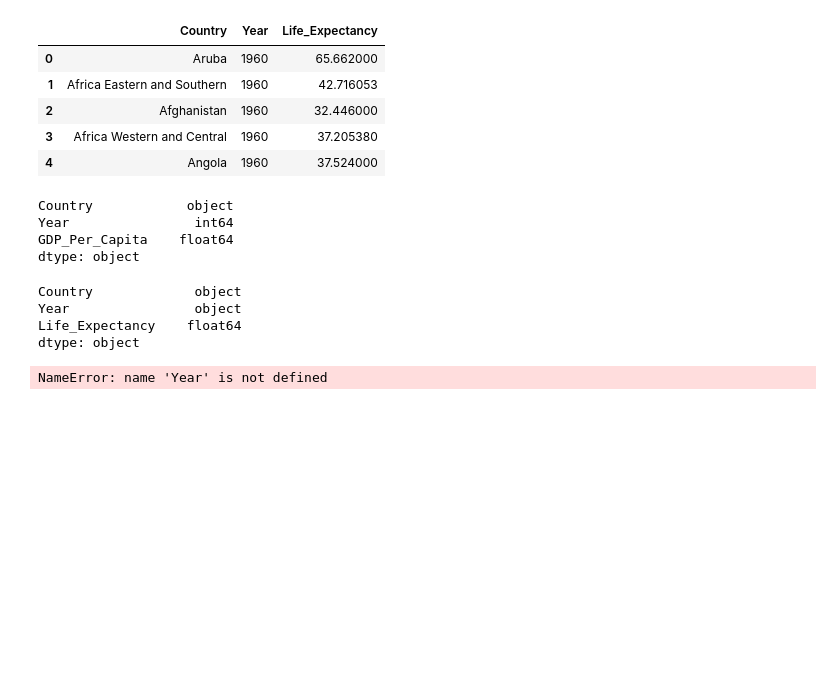
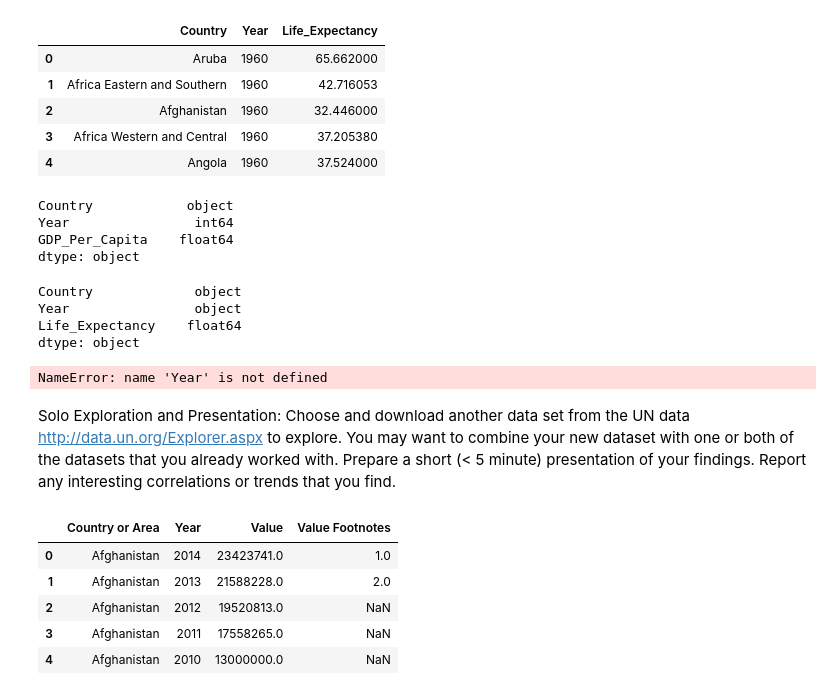
Before and after one commit to nss-data-science-cohort-6/un_data_question-jeffreyreeve, a Jupyter notebook: notebooks/UN_Data_Exploration.ipynb, the cells around one changed output. Saved outputs shown, nothing was run; the diff lists cells and outputs as text; code cells hidden in the pictures; blank space fills up the shorter version.

Commit message:
Through question 23 w/ Solo Exploration started

```diff
--- a/notebooks/UN_Data_Exploration.ipynb
+++ b/notebooks/UN_Data_Exploration.ipynb
@@ -396,3 +396,17 @@ dtype: object
 gdp_le = pd.merge(gdp_per_capita, life_expectancy, left_on = ['Country', Year], right_on = ['Country', Year], how = 'outer')
 # %% [output]
 NameError: name 'Year' is not defined
+# %% [markdown]
+Solo Exploration and Presentation:
+Choose and download another data set from the UN data http://data.un.org/Explorer.aspx to explore. You may want to combine your new dataset with one or both of the datasets that you already worked with. Prepare a short (< 5 minute) presentation of your findings. Report any interesting correlations or trends that you find.
+# %%
+mobile_phone_df = pd.read_csv('../data/mobile_subscriptions.csv')
+# %%
+mobile_phone_df.head()
+# %% [output]
+|  | Country or Area | Year | Value | Value Footnotes |
+| 0 | Afghanistan | 2014 | 23423741.0 | 1.0 |
+| 1 | Afghanistan | 2013 | 21588228.0 | 2.0 |
+| 2 | Afghanistan | 2012 | 19520813.0 | NaN |
+| 3 | Afghanistan | 2011 | 17558265.0 | NaN |
+| 4 | Afghanistan | 2010 | 13000000.0 | NaN |
```
Also changed, not shown: parts of 16 cells of this notebook.
